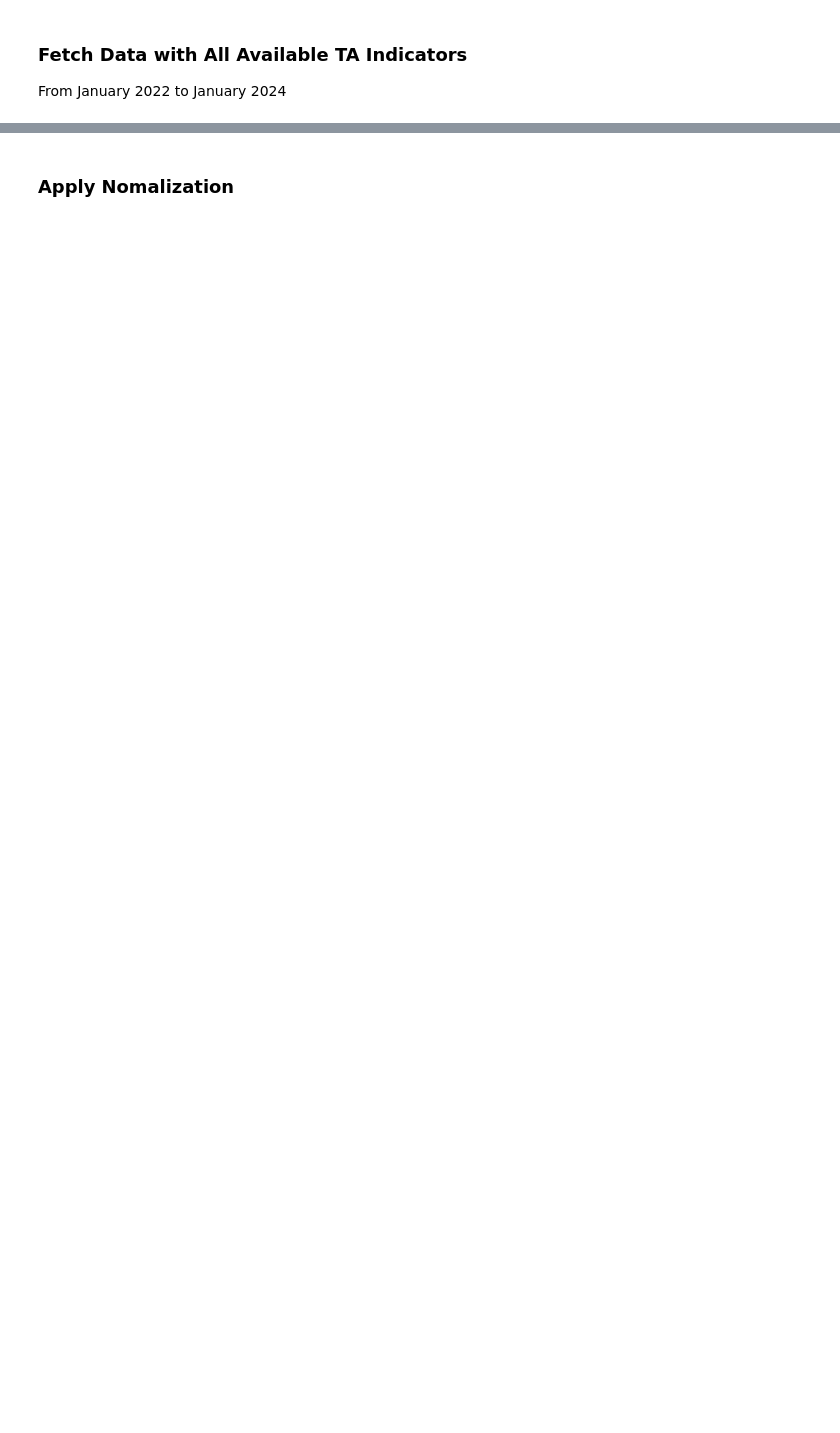
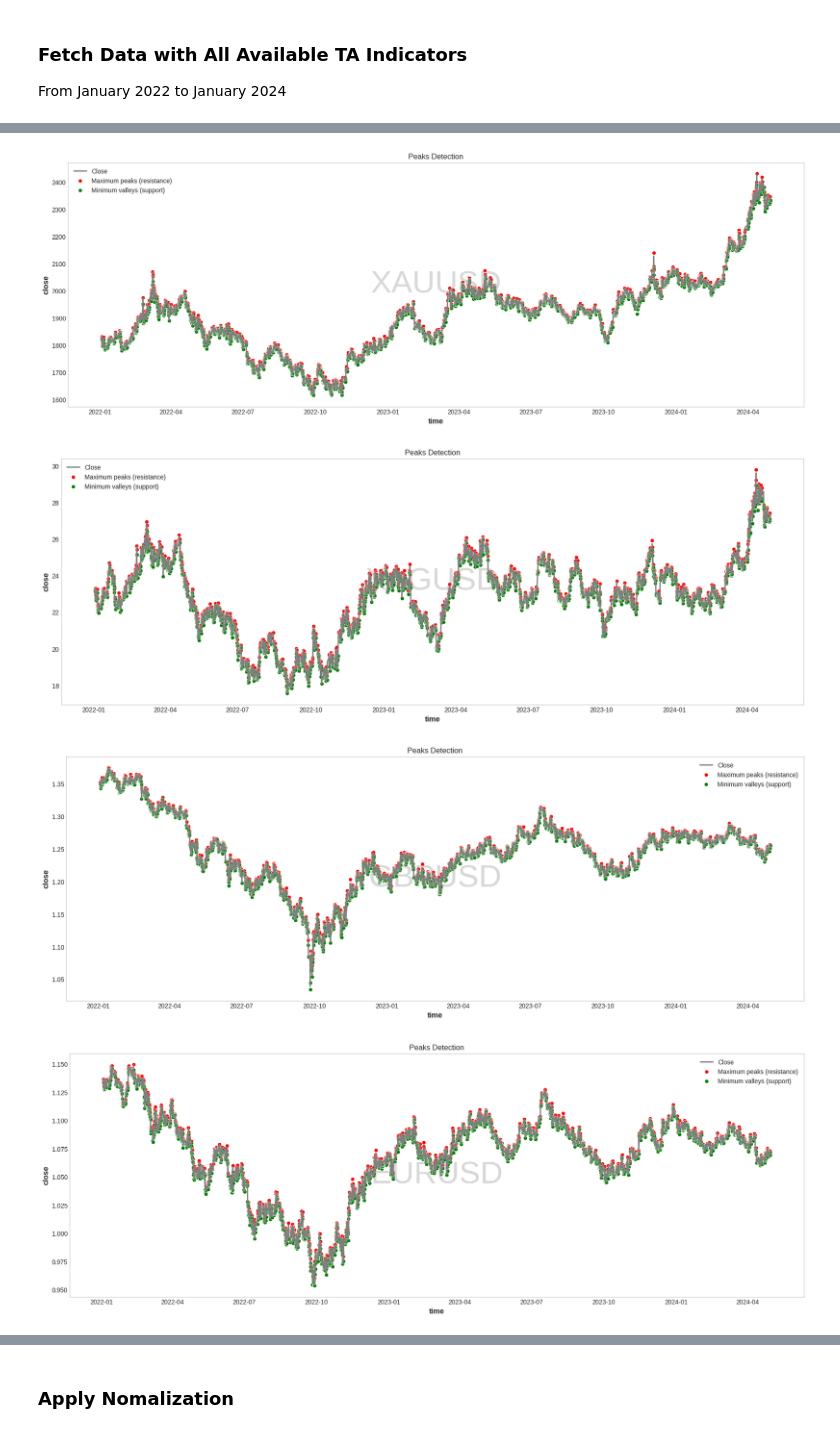
Before and after one commit to fortesenselabs/trade_flow, a Jupyter notebook: packages/tf_trade/notebooks/tft_model_experiments.ipynb, the cells around one changed output, grey strips where cells are left out. Drawn from its saved outputs; the diff is of its cells as text; code cells hidden in the pictures; blank space fills up the shorter version.

```diff
--- a/packages/tf_trade/notebooks/tft_model_experiments.ipynb
+++ b/packages/tf_trade/notebooks/tft_model_experiments.ipynb
@@ -1101,0 +1387,5 @@ for i, name in enumerate(dl_selected_symbols):
+# %%
+# Detect Local Min/Max
+support, resistance = indicator.detect_local_min_max(window_size=settings['horizon'])
+print("\nDetected Support Levels:", support)
+print("Detected Resistance Levels:", resistance)
@@ -1101,0 +1491,3 @@ for i, name in enumerate(dl_selected_symbols):
+# %%
+peak_data_dict = {name: value['processed_df'] for name, value in processed_data_results.items()}
+peak_data_dict
@@ -1101,0 +1512,4 @@ for i, name in enumerate(dl_selected_symbols):
+# %%
+peaks_results = detect_sr_for_all(peak_data_dict, settings["horizon"])
+
+peaks_results
@@ -1101,0 +1534,4 @@ for i, name in enumerate(dl_selected_symbols):
+# %%
+for name, peaks_result in peaks_results.items():
+    peaks_max, peaks_min = peaks_result
+    print(f"{name} => ", estimate_peak_distance(peaks_max['highs'].to_numpy(), peaks_min['lows'].to_numpy()))
@@ -1101,0 +1562,40 @@ for i, name in enumerate(dl_selected_symbols):
+# %%
+import seaborn as sns
+import matplotlib.pyplot as plt
+
+for name, peaks_result in peaks_results.items():
+    peak_max, peak_min = peaks_result
+    fig = plt.figure(figsize=(21, 7))
+
+    actual_data = peak_data_dict[name]
+
+    # Plot the actual data using Seaborn with a new color for the close price
+    sns.lineplot(x=actual_data.index, y=actual_data[LABEL_TARGET], label=LABEL_TARGET.capitalize(), color='gray')
+
+    # Plot the maximum peaks (red dots)
+    sns.scatterplot(x=peak_max['timestamp'], y=peak_max['highs'], color='red', label="Maximum peaks (resistance)")
+
+    # Plot the minimum valleys (green dots)
+    sns.scatterplot(x=peak_min['timestamp'], y=peak_min['lows'], color='green', label="Minimum valleys (support)")
+
+    # Add a watermark to the background
+    plt.text(
+        0.5, 0.5,                    # X and Y position (centered in the plot)
+        name,                         # The text to display
+        fontsize=50,                  # Font size for visibility
+        color='gray',                 # Color of the watermark
+        alpha=0.3,                    # Transparency level
+        ha='center',                  # Horizontal alignment
+        va='center',                  # Vertical alignment
+        transform=plt.gca().transAxes  # Ensure the text is relative to the plot's axes
+    )
+
+    plt.grid()
+    plt.title("Peaks Detection")
+    plt.legend()
+    plt.show()
+# %% [output]
+[figure, added]
+[figure, added]
+[figure, added]
+[figure, added]
```
Also changed, not shown: parts of 76 cells of this notebook.
